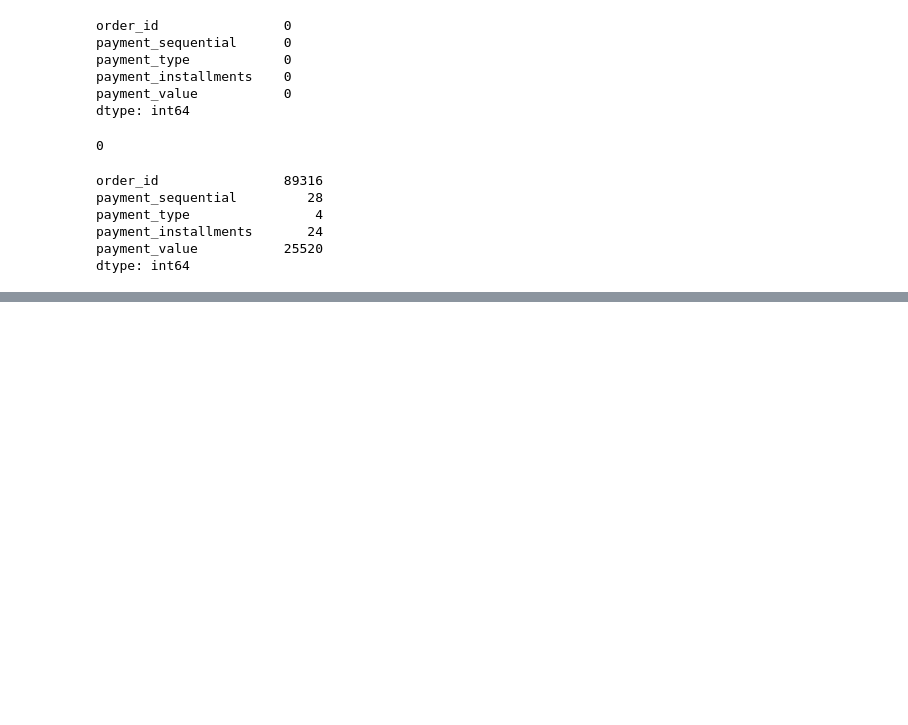
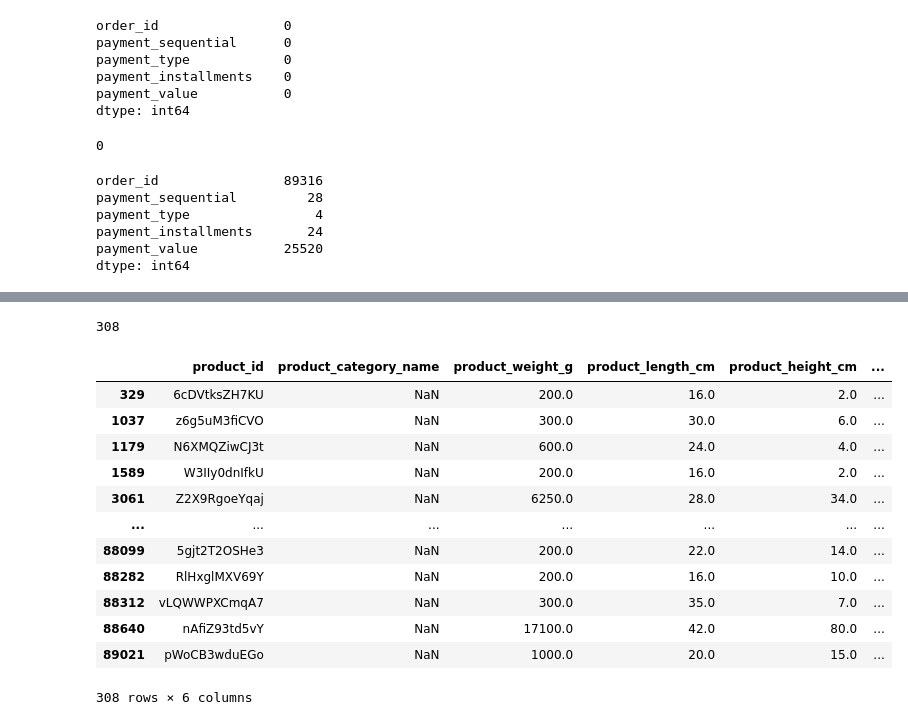
Before and after one commit to JatinY459/ecommerce-data-analysis, a Jupyter notebook: notebooks/01_data_overview.ipynb, the cells around one changed output, grey strips where cells are left out. Cells and saved outputs as stored; diff of their text form; code cells hidden in the pictures; blank space fills up the shorter version.

```diff
--- a/notebooks/01_data_overview.ipynb
+++ b/notebooks/01_data_overview.ipynb
@@ -581,0 +660,20 @@ dtype: int64
+# %%
+products['product_category_name'].isna().sum()
+# %% [output]
+308
+# %%
+products[products['product_category_name'].isna()]
+# %% [output]
+|  | product_id | product_category_name | product_weight_g | product_length_cm | product_height_cm | ... |
+| 329 | 6cDVtksZH7KU | NaN | 200.0 | 16.0 | 2.0 | ... |
+| 1037 | z6g5uM3fiCVO | NaN | 300.0 | 30.0 | 6.0 | ... |
+| 1179 | N6XMQZiwCJ3t | NaN | 600.0 | 24.0 | 4.0 | ... |
+| 1589 | W3IIy0dnIfkU | NaN | 200.0 | 16.0 | 2.0 | ... |
+| 3061 | Z2X9RgoeYqaj | NaN | 6250.0 | 28.0 | 34.0 | ... |
+| ... | ... | ... | ... | ... | ... | ... |
+| 88099 | 5gjt2T2OSHe3 | NaN | 200.0 | 22.0 | 14.0 | ... |
+| 88282 | RlHxglMXV69Y | NaN | 200.0 | 16.0 | 10.0 | ... |
+| 88312 | vLQWWPXCmqA7 | NaN | 300.0 | 35.0 | 7.0 | ... |
+| 88640 | nAfiZ93td5vY | NaN | 17100.0 | 42.0 | 80.0 | ... |
+| 89021 | pWoCB3wduEGo | NaN | 1000.0 | 20.0 | 15.0 | ... |
+308 rows × 6 columns
```
Also changed, not shown: parts of 11 cells of this notebook.
